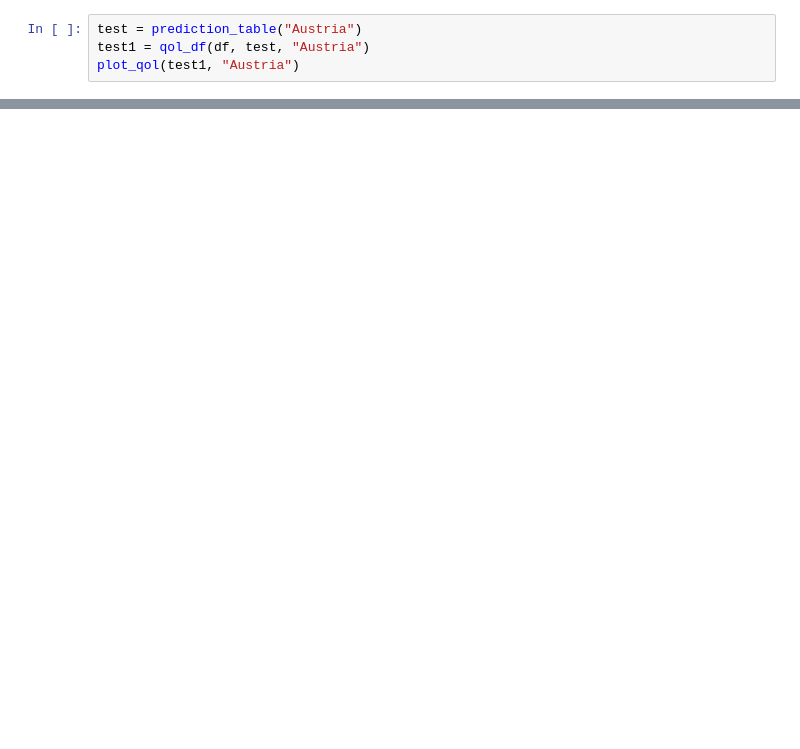
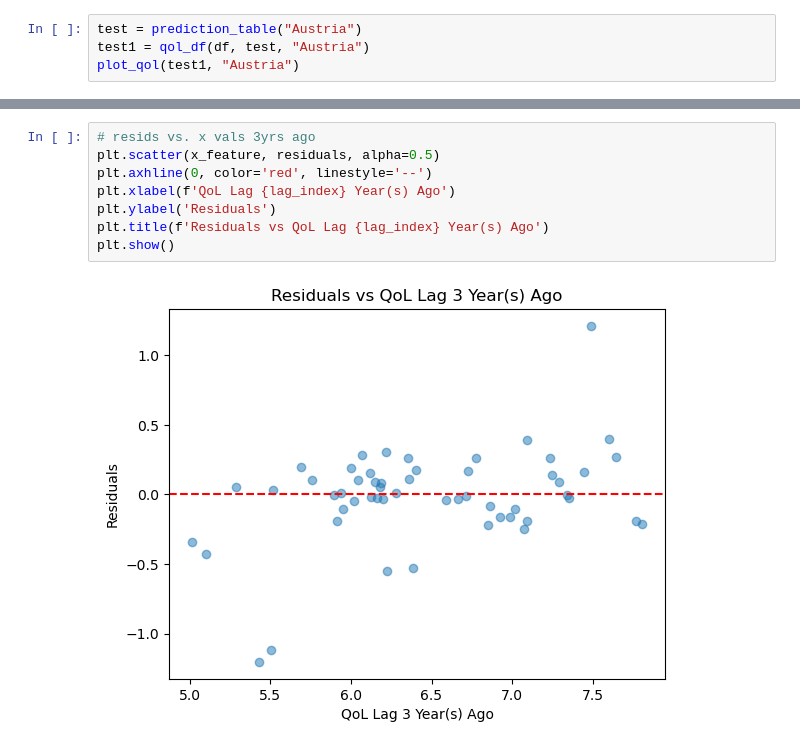
Before and after one commit to mke27/life, a Jupyter notebook: ml-src/regressor.ipynb, the cells around one changed output, grey strips where cells are left out. Saved outputs shown, nothing was run; the diff lists cells and outputs as text; blank space fills up the shorter version.

```diff
--- a/ml-src/regressor.ipynb
+++ b/ml-src/regressor.ipynb
@@ -356,0 +419,10 @@ plt.show()
+# %%
+# resids vs. x vals 3yrs ago
+plt.scatter(x_feature, residuals, alpha=0.5)
+plt.axhline(0, color='red', linestyle='--')
+plt.xlabel(f'QoL Lag {lag_index} Year(s) Ago')
+plt.ylabel('Residuals')
+plt.title(f'Residuals vs QoL Lag {lag_index} Year(s) Ago')
+plt.show()
+# %% [output]
+[figure, added]
```
Also changed, not shown: parts of 11 cells of this notebook.
